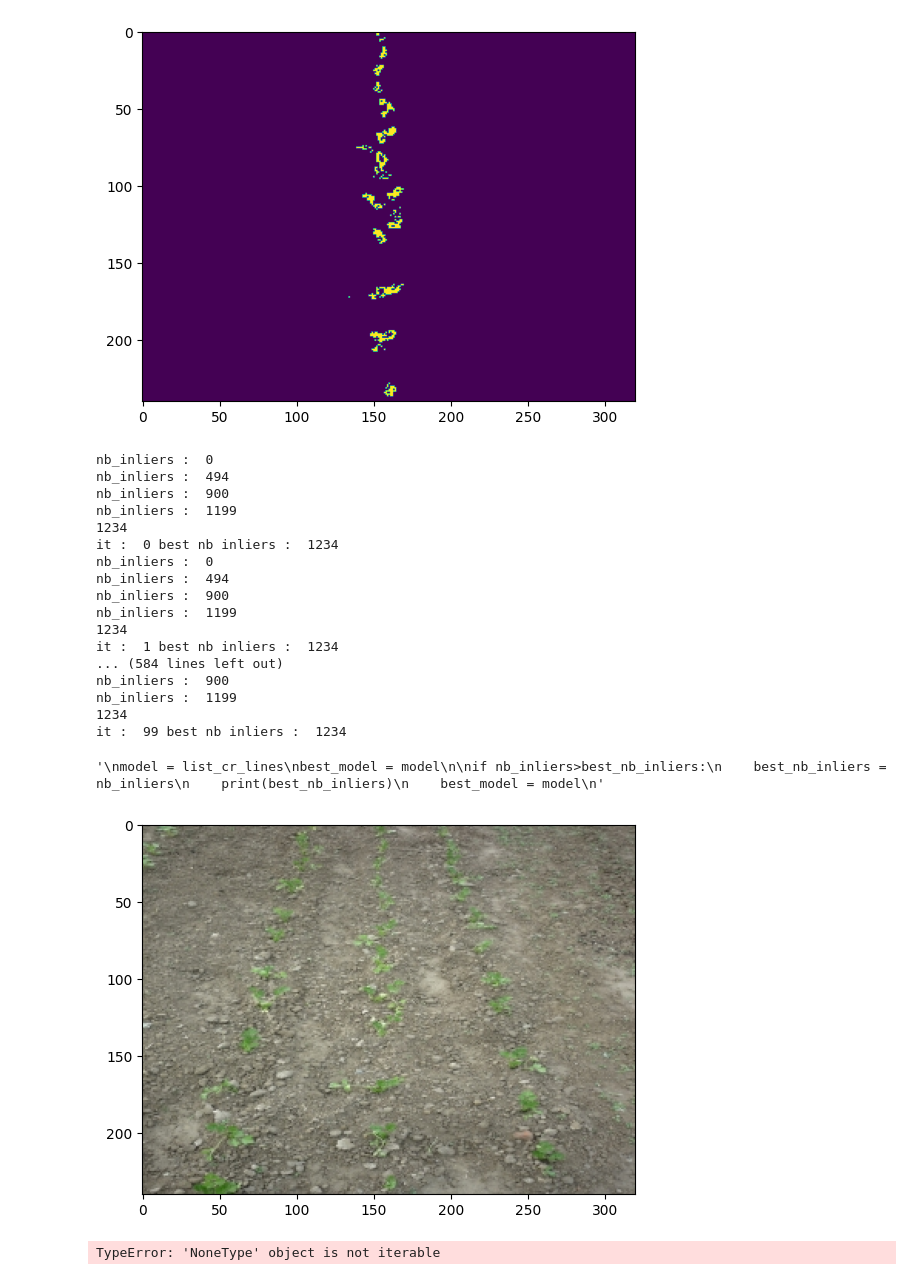
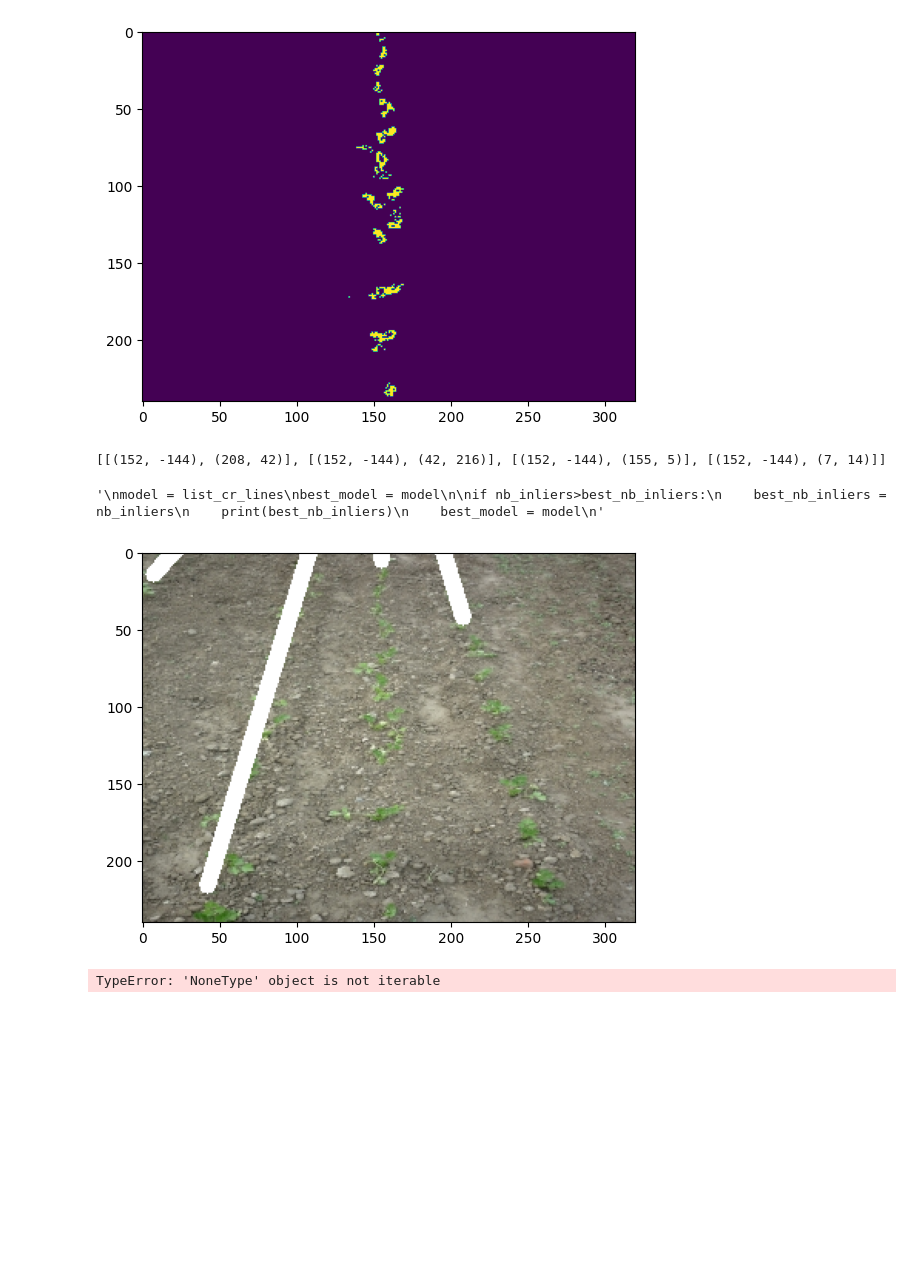
Before and after one commit to rmerat/Caterra-1, a Jupyter notebook: new_test.ipynb, the cells around one changed output. Cells and saved outputs as stored; diff of their text form; code cells hidden in the pictures; blank space fills up the shorter version.

```diff
--- a/new_test.ipynb
+++ b/new_test.ipynb
@@ -795,7 +795,7 @@ nb_cr = len(arr_mask)
 data = np.zeros(((nb_cr+1),2)) #+1 for the VP point
 list_cr_lines = []
 max_iterations = 100
-threshold = 5
+threshold = 1
 list_cr_lines = []
 #print('it : ', it)
 best_nb_inliers = 0
@@ -803,11 +803,11 @@ copy = np.copy(img_no_sky)
 
 
 for it in range(max_iterations):
+    list_cr_lines = []
     rand_vp = [vp_point[0] + np.random.randint(-10,10), vp_point[1] + np.random.randint(-10, 10)]
 
     #first randomly select data
     data[nb_cr] = rand_vp
-    print(data)
 
     for i in range(nb_cr): #select randomlw one point from each mask
         row = cv2.bitwise_and(best_mask, arr_mask[i])
@@ -822,6 +822,8 @@ for it in range(max_iterations):
             print(pt1,pt2)
             cv2.line(copy, pt1, pt2, (255,255,255), 10)
         """
+    #print(data)
+
 
     """
     if (it==0):
@@ -830,10 +832,10 @@ for it in range(max_iterations):
 
     max_err = 0
     nb_inliers = 0
+    #print(nb_inliers)
 
     #calculate error
     for i in range(nb_cr):
-        print('nb_inliers : ', nb_inliers)
     #if(1):
         #i=1
         row = cv2.bitwise_and(best_mask_edge, arr_mask[i])
@@ -850,7 +852,7 @@ for it in range(max_iterations):
             #err = list_cr_lines[i].distance(Point(x_x, y_y))
             #print('err :', err)
             if (abs(err)<threshold):
-                #print(abs(err))
+                #print('err : ', abs(err))
                 nb_inliers = nb_inliers + 1
             """
             if abs(err)>max_err:
@@ -861,13 +863,17 @@ for it in range(max_iterations):
                 #cv2.circle(row, (10,100), 10, (255,255,255), 5)
             """
 
-    print(nb_inliers)
+        #print('nb_inliers : ', nb_inliers)
+
+
+    #print('of all CR : ', nb_inliers)
 
     if nb_inliers>best_nb_inliers:
+        #print('best : ', nb_inliers, best_line_single_cr)
         best_line_single_cr = list_cr_lines
         best_nb_inliers = nb_inliers
 
-    print('it : ', it, 'best nb inliers : ', best_nb_inliers)
+    #print('it : ', it, 'best nb inliers : ', best_nb_inliers)
 
         #cv2.line(copy, p1, p2, (255,0,0), 1)
 
@@ -876,41 +882,31 @@ for it in range(max_iterations):
     #cv2.circle(copy, (pt_max_err[0], pt_max_err[1]), 10, (255,0,0), 5)
 
         #plt.imshow(row)
-
-
-plt.imshow(copy)
-
-
-
-"""
-model = list_cr_lines
-best_model = model
-
-if nb_inliers>best_nb_inliers:
-    best_nb_inliers = nb_inliers
-    print(best_nb_inliers)
-    best_model = model
-"""
-# %% [output]
-nb_inliers :  0
-nb_inliers :  494
-nb_inliers :  900
-nb_inliers :  1199
-1234
-it :  0 best nb inliers :  1234
-nb_inliers :  0
-nb_inliers :  494
-nb_inliers :  900
-nb_inliers :  1199
-1234
-it :  1 best nb inliers :  1234
-... (584 lines left out)
-nb_inliers :  900
-nb_inliers :  1199
-1234
-it :  99 best nb inliers :  1234
-'\nmodel = list_cr_lines\nbest_model = model\n\nif nb_inliers>best_nb_inliers:\n    best_nb_inliers = nb_inliers\n    print(best_nb_inliers)\n    best_model = model\n'
-[figure, removed]
+# %%
+#print(best_line_single_cr)
+print(best_line_single_cr)
+for crop in best_line_single_cr:
+    #print(crop, crop[0])
+    #print(crop[0][0]-crop[1][0], crop[0][1]-crop[1][1])
+    cv2.line(copy, crop[0], crop[1], (255,255,255), 10)
+
+plt.imshow(copy)
+
+
+
+"""
+model = list_cr_lines
+best_model = model
+
+if nb_inliers>best_nb_inliers:
+    best_nb_inliers = nb_inliers
+    print(best_nb_inliers)
+    best_model = model
+"""
+# %% [output]
+[[(152, -144), (208, 42)], [(152, -144), (42, 216)], [(152, -144), (155, 5)], [(152, -144), (7, 14)]]
+'\nmodel = list_cr_lines\nbest_model = model\n\nif nb_inliers>best_nb_inliers:\n    best_nb_inliers = nb_inliers\n    print(best_nb_inliers)\n    best_model = model\n'
+[figure, added]
 # %%
 #print(best_model)
 temp = np.copy(best_mask)
```
